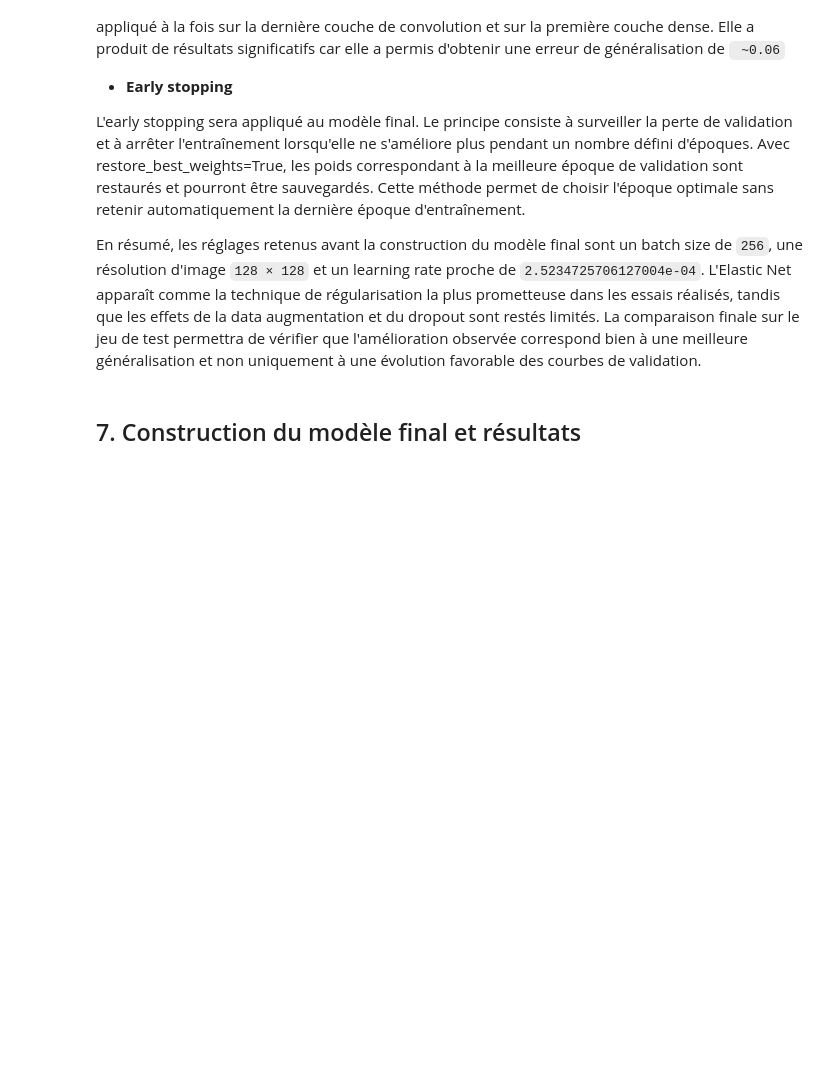
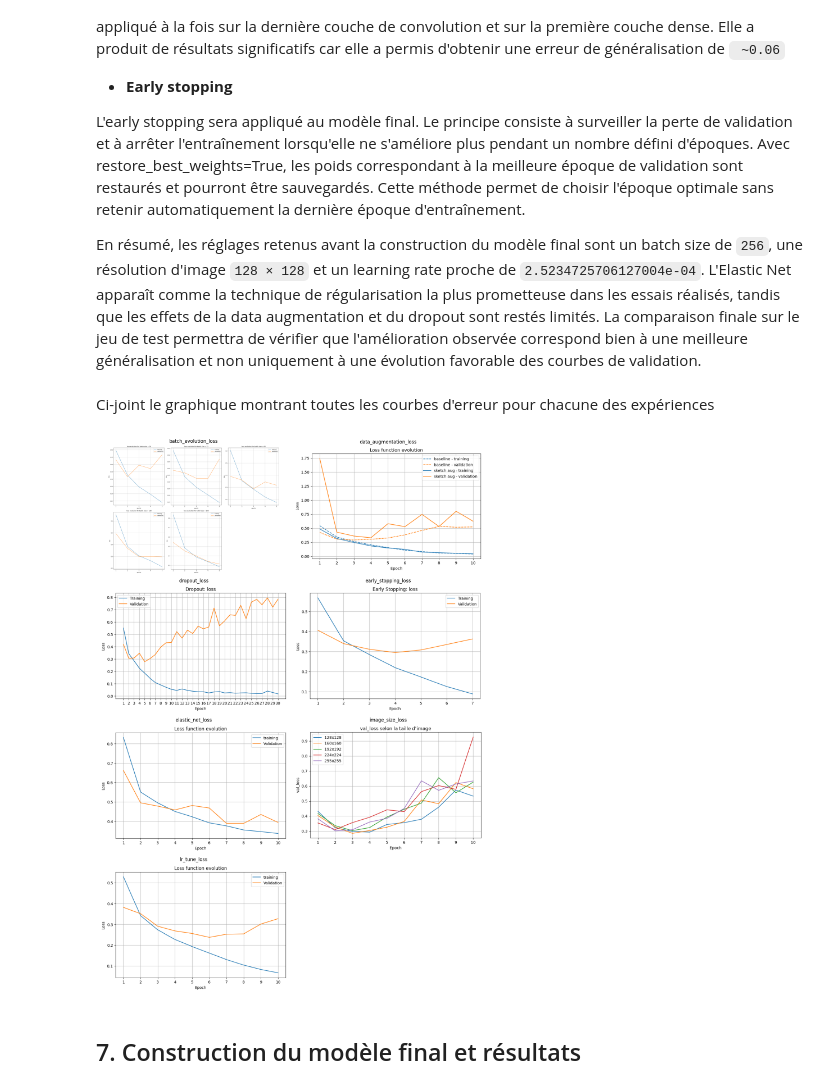
Before and after one commit to Williampancha/Leyenda, a Jupyter notebook: leyenda.ipynb, the cells around one changed output. Drawn from its saved outputs; the diff is of its cells as text; code cells hidden in the pictures; blank space fills up the shorter version.

Commit message:
livrable fini

```diff
--- a/leyenda.ipynb
+++ b/leyenda.ipynb
@@ -400,6 +414,38 @@ Elle combine une pénalité L1 et une pénalité L2 afin de limiter la complexit
 L'early stopping sera appliqué au modèle final. Le principe consiste à surveiller la perte de validation et à arrêter l'entraînement lorsqu'elle ne s'améliore plus pendant un nombre défini d'époques. Avec restore_best_weights=True, les poids correspondant à la meilleure époque de validation sont restaurés et pourront être sauvegardés. Cette méthode permet de choisir l'époque optimale sans retenir automatiquement la dernière époque d'entraînement.
 
 En résumé, les réglages retenus avant la construction du modèle final sont un batch size de `256`, une résolution d'image `128 × 128` et un learning rate proche de `2.5234725706127004e-04`. L'Elastic Net apparaît comme la technique de régularisation la plus prometteuse dans les essais réalisés, tandis que les effets de la data augmentation et du dropout sont restés limités. La comparaison finale sur le jeu de test permettra de vérifier que l'amélioration observée correspond bien à une meilleure généralisation et non uniquement à une évolution favorable des courbes de validation.
+# %% [markdown]
+Ci-joint le graphique montrant toutes les courbes d'erreur pour chacune des expériences
+# %%
+import math
+from pathlib import Path
+import matplotlib.image as mpimg
+import matplotlib.pyplot as plt
+
+folder = Path("plots_livrable")
+images = sorted(folder.glob("*.png"))
+
+n = len(images)
+cols = 2
+rows = math.ceil(n / cols)
+
+fig, axes = plt.subplots(rows, cols, figsize=(14, 5 * rows))
+axes = axes.flatten()
+
+for i, img_path in enumerate(images):
+    img = mpimg.imread(str(img_path))
+    axes[i].imshow(img)
+    axes[i].set_title(img_path.stem)
+    axes[i].axis("off")
+
+# Masquer les axes vides restants
+for j in range(i + 1, len(axes)):
+    axes[j].axis("off")
+
+plt.tight_layout()
+plt.show()
+# %% [output]
+[figure, added]
 # %% [markdown]
 ## 7. Construction du modèle final et résultats
 # %% [markdown]
```
Also changed, not shown: parts of 6 cells of this notebook, 1 other file.
